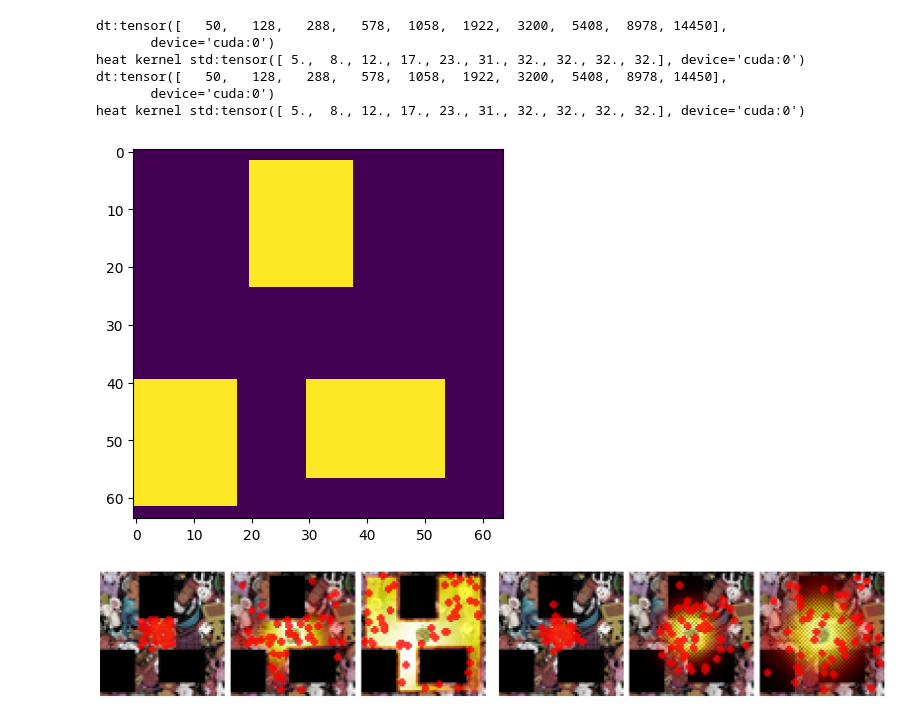
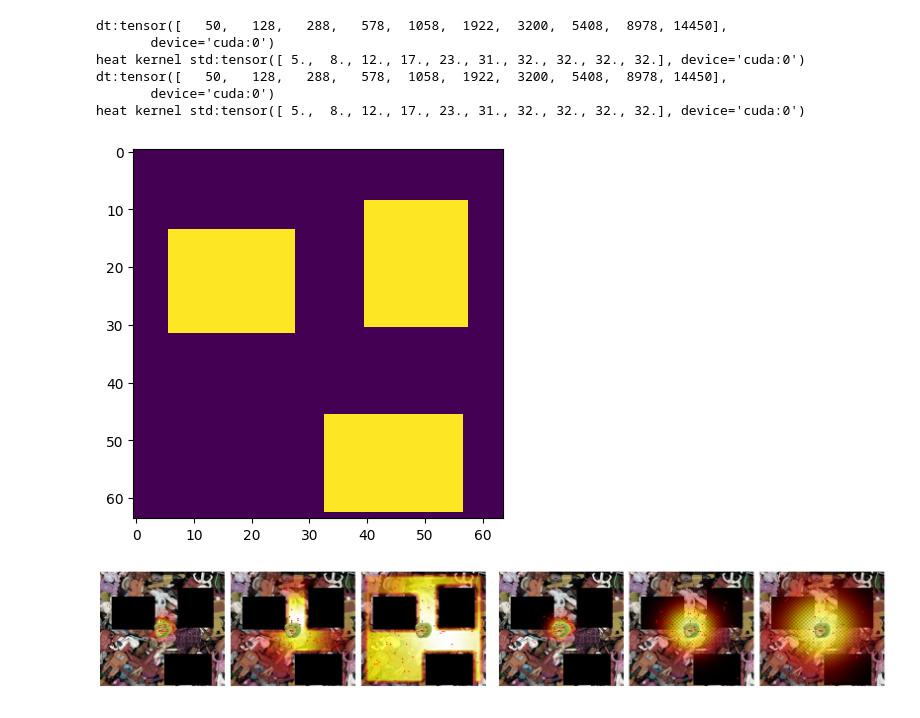
Before and after one commit to pranaboy72/denoisingheat, a Jupyter notebook: figure.ipynb, the cells around one changed output. Drawn from its saved outputs; the diff is of its cells as text; code cells hidden in the pictures.

```diff
--- a/figure.ipynb
+++ b/figure.ipynb
@@ -14,9 +14,9 @@ from scorefield.utils.utils import (
     gen_goals, overlay_goal, overlay_multiple, combine_objects, overlay_images,
     overlay_goal_agent, overlay_goals_agent, log_num_check,
     draw_obstacles_pil, convert_to_obstacle_masks,
-
     randgen_obstacle_masks, draw_obstacles_pixel,
-    vector_field, clip_vectors
+    vector_field, clip_vectors,
+    clear_img, clear_obs
 )
 
 import matplotlib.pyplot as plt
@@ -74,7 +74,7 @@ gauss_diffusion = GaussHeatDiffusion(
 def normalize_tensor(tensor):
     return (tensor - torch.min(tensor)) / (torch.max(tensor) - torch.min(tensor))
 
-def plot_heat_on_axis(ax, heatmap, background_img, goal_data, agent_data):
+def plot_heat_on_axis(ax, heatmap, background_img, goal_data, agent_data, dot_size=5):
     norm_data = normalize_tensor(heatmap).cpu().detach().numpy()
     rgb_data = (plt.cm.hot(norm_data)[:, :, :3] * 255).astype(np.uint8)
 
@@ -84,7 +84,7 @@ def plot_heat_on_axis(ax, heatmap, background_img, goal_data, agent_data):
     heat_img = Image.fromarray(rgba_data, 'RGBA')
     heat_resized = heat_img.resize(background_img.size)
     composite_img = Image.alpha_composite(background_img, heat_resized)
-    final_img = overlay_goal_agent([composite_img], wastes, goal_data.cpu(), agent_data.cpu(), 1.2)
+    final_img = clear_img(agent_data.cpu(), goal_data.cpu(), composite_img, dot_size)
     ax.imshow(final_img[0])
     ax.axis('off')
 # %% [output]
@@ -95,7 +95,7 @@ dt:tensor([   50,   128,   288,   578,  1058,  1922,  3200,  5408,  8978, 14450]
        device='cuda:0')
 heat kernel std:tensor([ 5.,  8., 12., 17., 23., 31., 32., 32., 32., 32.], device='cuda:0')
 # %%
-obstacle_masks = randgen_obstacle_masks(1, img_size)
+obstacle_masks = randgen_obstacle_masks(1, img_size, 5657)
 background = draw_obstacles_pixel(bg, obstacle_masks)
 
 obstacle_masks = obstacle_masks[0].unsqueeze(0)
@@ -103,40 +103,42 @@ obstacle_masks = obstacle_masks[0].unsqueeze(0)
 plt.imshow(obstacle_masks[0].cpu().numpy())
 plt.show()
 # %% [output]
-[figure, old version]
+[figure, new version]
 # %%
+# Paper Figure
 goal = torch.tensor([[[-0.,-0.]]], device=device)
-obs = overlay_goal(background, img_size, wastes, goal)
+obs = clear_obs(goal.cpu(), background[0])
 t = torch.tensor([i for i in range(1, noise_steps+1)], device=device)
 
 heat, _, _, x_t = diffusion.forward_diffusion(t, goal.repeat(10,1,1), 50, obstacle_masks.repeat(10,1,1))
 heat2, x_t2 = gauss_diffusion.forward_diffusion(t, goal.repeat(10,1,1), 50)
 
 fig = plt.figure(figsize=(20, 6))
 gs = gridspec.GridSpec(1, 7, width_ratios=[1, 1, 1, 0.01, 1, 1, 1])
 
 ax0 = fig.add_subplot(gs[0])
 ax1 = fig.add_subplot(gs[1])
 ax2 = fig.add_subplot(gs[2])
 ax3 = fig.add_subplot(gs[4])
 ax4 = fig.add_subplot(gs[5])
 ax5 = fig.add_subplot(gs[6])
 
 axes = [ax0, ax1, ax2, ax3, ax4, ax5]
 
 # Use these axes to display your images:
-axes[0].imshow(obs[0].permute(1,2,0).cpu().numpy())
+# axes[0].imshow(obs[0].permute(1,2,0).cpu().numpy())
+axes[0].imshow(obs[0])
 axes[0].axis('off')
 
 heat_steps_1 = [0, 3, 5]
 heat_steps_2 = [0, 2, 3]
 
 for idx, step in enumerate(heat_steps_1):
     plot_heat_on_axis(axes[idx], heat[step], background[0], goal.cpu(), x_t[step].unsqueeze(0).cpu())
 for idx, step in enumerate(heat_steps_2):
     plot_heat_on_axis(axes[idx+3], heat2[step], background[0], goal.cpu(), x_t2[step].unsqueeze(0).cpu())
 
 plt.tight_layout()
 plt.show()
 # %% [output]
-[figure, old version]
+[figure, new version]
```
Also changed, not shown: parts of 1 cell of this notebook, 5 other files.
